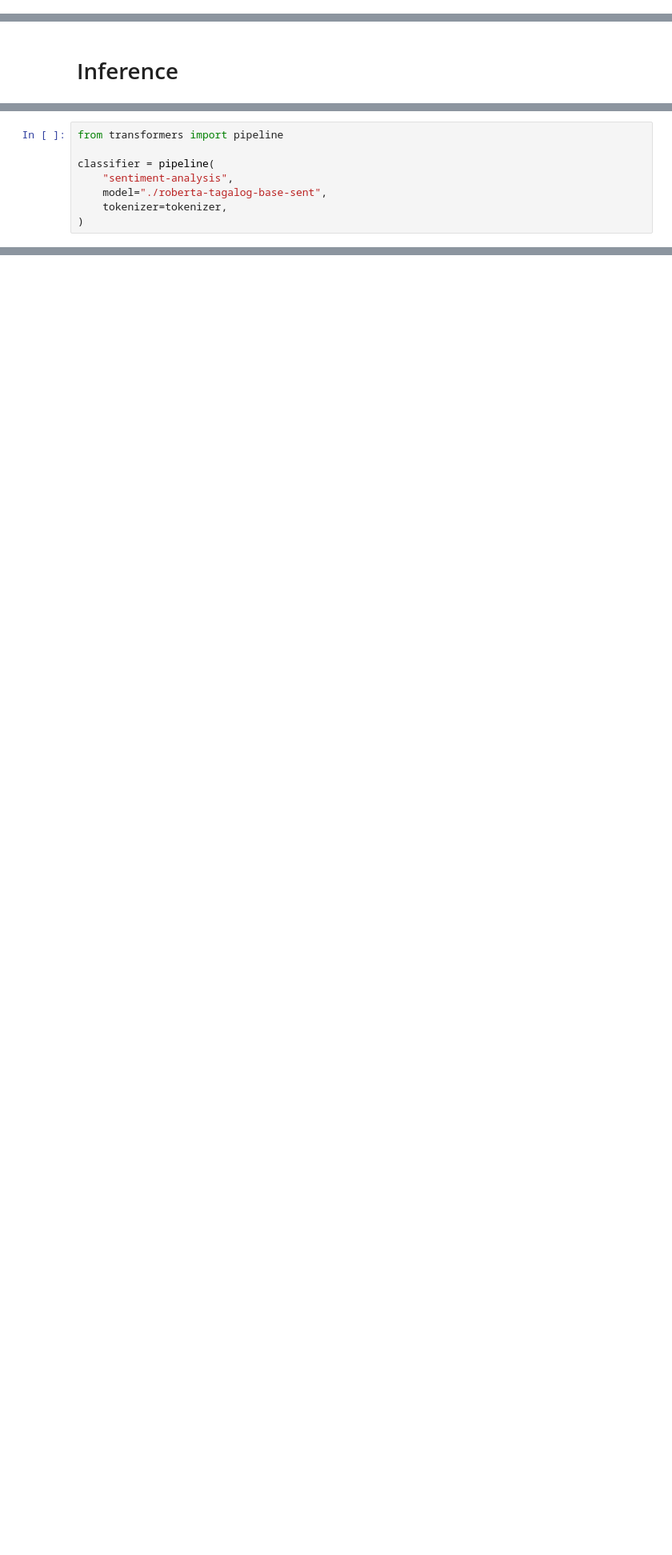
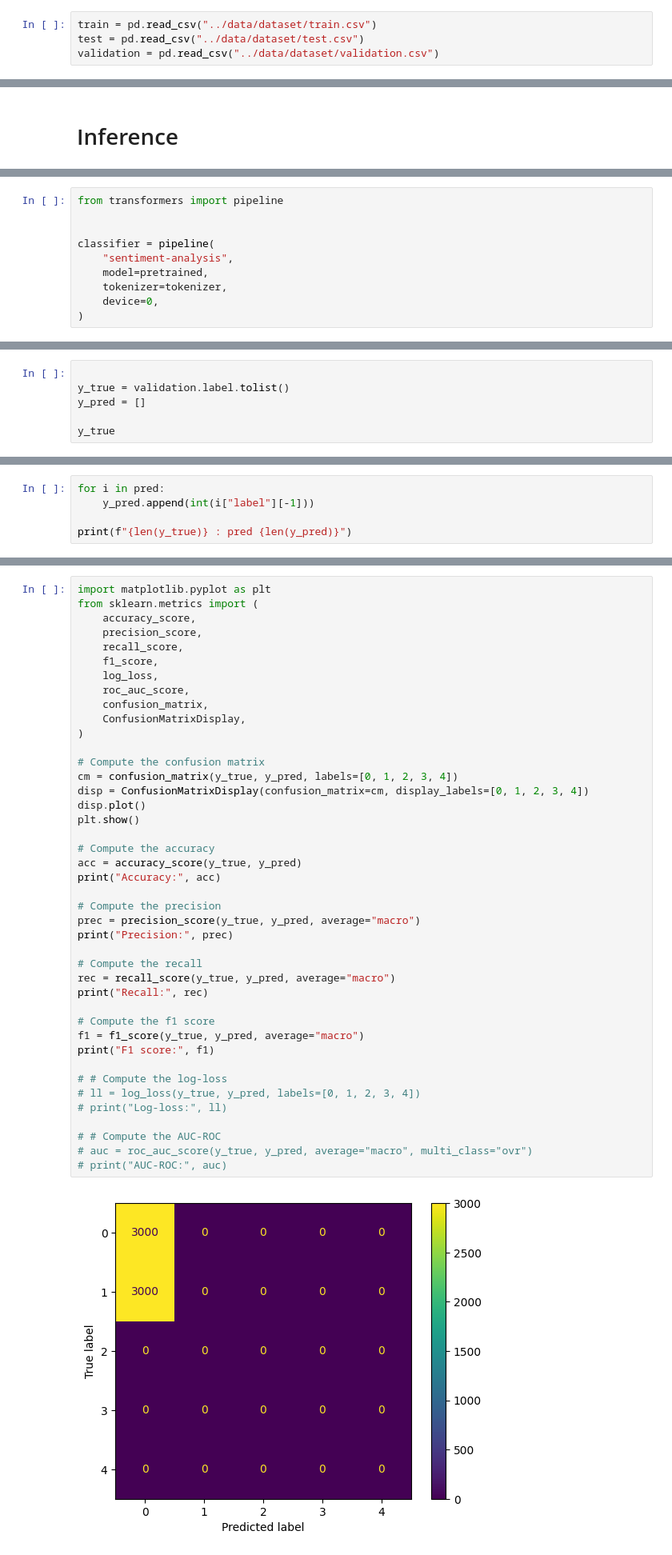
Before and after one commit to scaredmeow/nlp-thesis-xlnet-tagalog, a Jupyter notebook: notebooks/data-modeling.ipynb, the cells around one changed output, grey strips where cells are left out. Shown at 80% size. Cells and saved outputs as stored; diff of their text form; blank space fills up the shorter version.

Commit message:
refactor: Update modeling (based on huggingface)

```diff
--- a/notebooks/data-modeling.ipynb
+++ b/notebooks/data-modeling.ipynb
@@ -38 +47,5 @@ pd.DataFrame.from_dict(validation).to_csv("../data/dataset/validation2.csv", ind
+# %%
+train = pd.read_csv("../data/dataset/train.csv")
+test = pd.read_csv("../data/dataset/test.csv")
+validation = pd.read_csv("../data/dataset/validation.csv")
 # %% [markdown]
@@ -135,8 +114,10 @@ You should probably TRAIN this model on a down-stream task to be able to use it
 # %%
 from transformers import pipeline
 
+
 classifier = pipeline(
     "sentiment-analysis",
-    model="./roberta-tagalog-base-sent",
+    model=pretrained,
     tokenizer=tokenizer,
+    device=0,
 )
@@ -165,0 +137,6 @@ pred
+# %%
+
+y_true = validation.label.tolist()
+y_pred = []
+
+y_true
@@ -165,0 +181,5 @@ pred
+# %%
+for i in pred:
+    y_pred.append(int(i["label"][-1]))
+
+print(f"{len(y_true)} : pred {len(y_pred)}")
@@ -165,0 +208,44 @@ pred
+# %%
+import matplotlib.pyplot as plt
+from sklearn.metrics import (
+    accuracy_score,
+    precision_score,
+    recall_score,
+    f1_score,
+    log_loss,
+    roc_auc_score,
+    confusion_matrix,
+    ConfusionMatrixDisplay,
+)
+
+# Compute the confusion matrix
+cm = confusion_matrix(y_true, y_pred, labels=[0, 1, 2, 3, 4])
+disp = ConfusionMatrixDisplay(confusion_matrix=cm, display_labels=[0, 1, 2, 3, 4])
+disp.plot()
+plt.show()
+
+# Compute the accuracy
+acc = accuracy_score(y_true, y_pred)
+print("Accuracy:", acc)
+
+# Compute the precision
+prec = precision_score(y_true, y_pred, average="macro")
+print("Precision:", prec)
+
+# Compute the recall
+rec = recall_score(y_true, y_pred, average="macro")
+print("Recall:", rec)
+
+# Compute the f1 score
+f1 = f1_score(y_true, y_pred, average="macro")
+print("F1 score:", f1)
+
+# # Compute the log-loss
+# ll = log_loss(y_true, y_pred, labels=[0, 1, 2, 3, 4])
+# print("Log-loss:", ll)
+
+# # Compute the AUC-ROC
+# auc = roc_auc_score(y_true, y_pred, average="macro", multi_class="ovr")
+# print("AUC-ROC:", auc)
+# %% [output]
+[figure, added]
```
Also changed, not shown: parts of 19 cells of this notebook.
